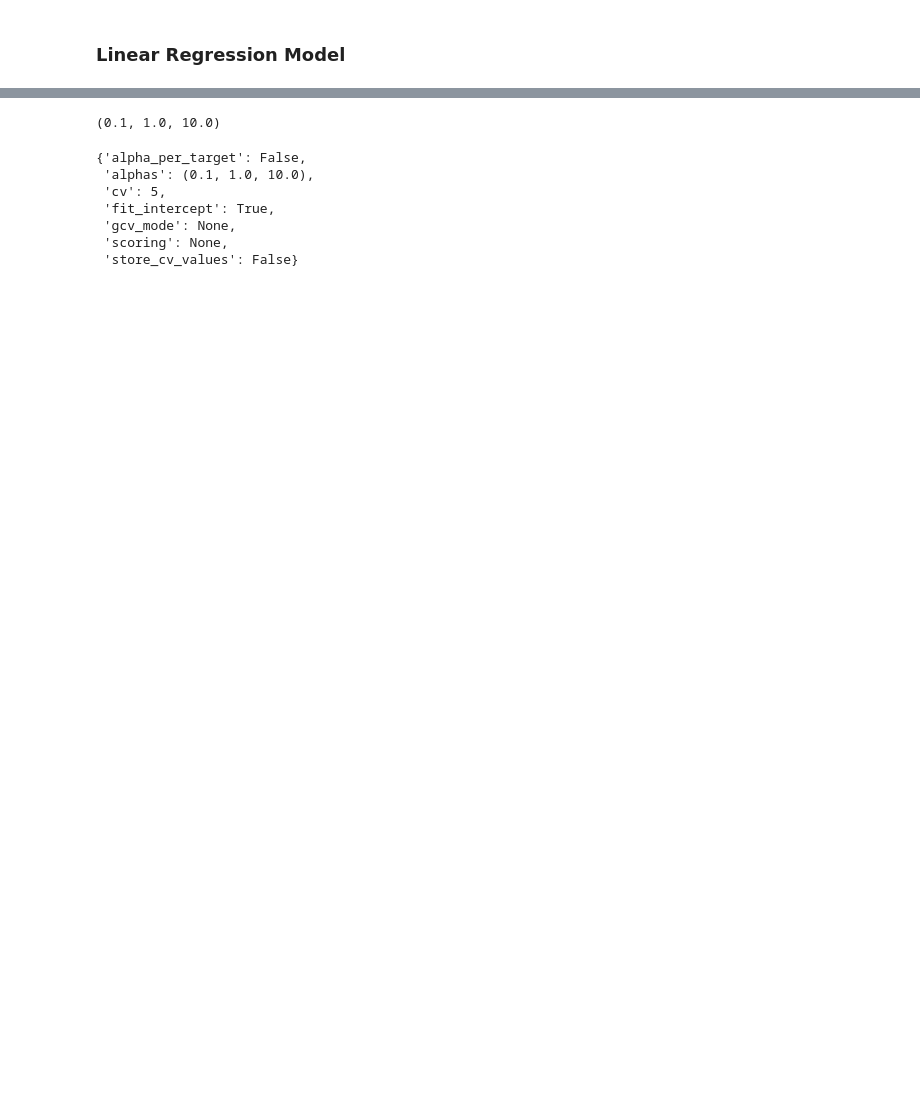
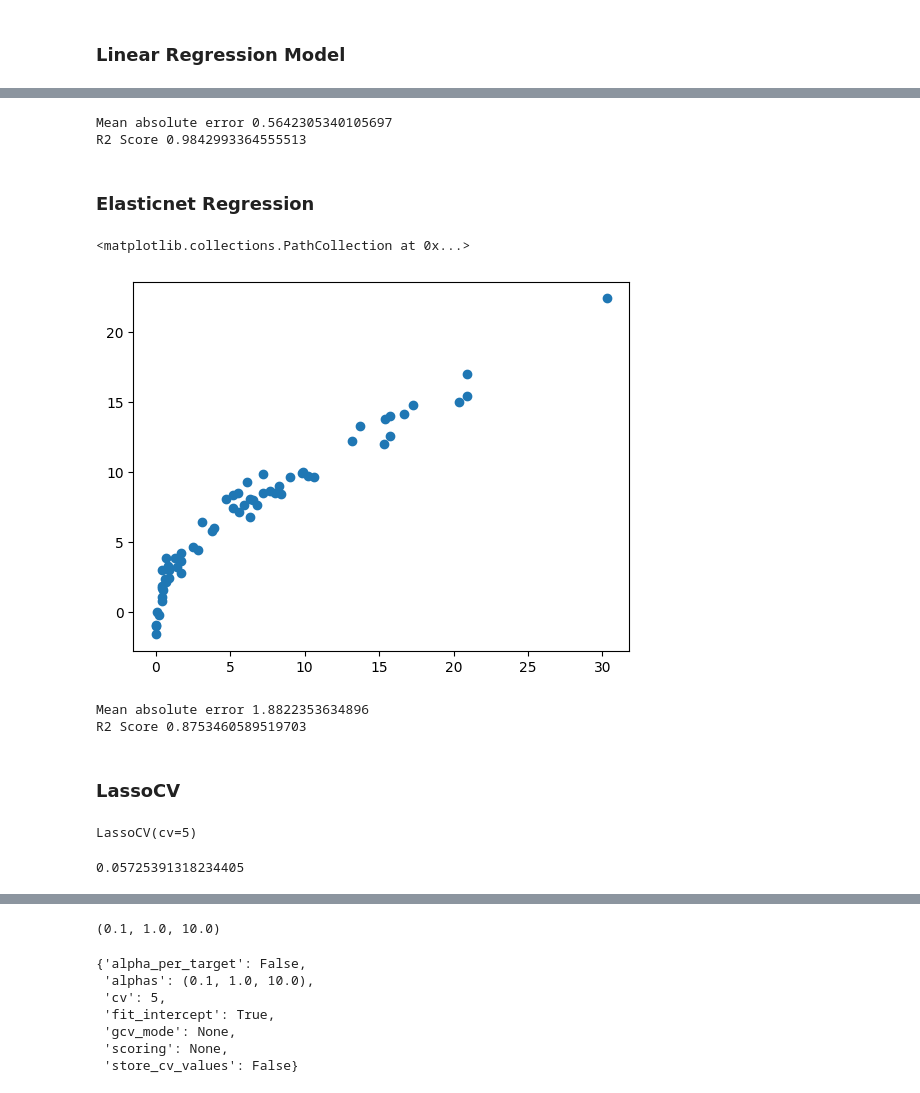
Before and after one commit to sainaakash/Data-Engineering-on-Algerian-Forest-Fire-Dataset, a Jupyter notebook: Model Training on Cleaned Dataset.ipynb, the cells around one changed output, grey strips where cells are left out. Drawn from its saved outputs; the diff is of its cells as text; code cells hidden in the pictures; blank space fills up the shorter version.

```diff
--- a/Model Training on Cleaned Dataset.ipynb
+++ b/Model Training on Cleaned Dataset.ipynb
@@ -156,8 +159,8 @@ X_train.shape,X_test.shape
 # %%
 from sklearn.preprocessing import StandardScaler
-scaler = StandardScaler()
-X_train_scaled = scaler.fit_transform(X_train)
-X_test_scaled = scaler.fit_transform(X_test)
+scaler=StandardScaler()
+X_train_scaled=scaler.fit_transform(X_train)
+X_test_scaled=scaler.transform(X_test)
 # %%
 X_train_scaled
 # %% [output]
@@ -257,11 +194,0 @@ plt.scatter(y_test, y_pred)
-# %%
-from sklearn.linear_model import ElasticNet
-elasticNet = ElasticNet()
-elasticNet.fit(X_train_scaled, y_train)
-y_pred = elasticNet.predict(X_test_scaled)
-
-mae = mean_absolute_error(y_test, y_pred)
-score = r2_score(y_test, y_pred)
-
-print("Mean Absolute Error: ", mae)
-print("R2 Score: ",score)
@@ -278,11 +194,0 @@ plt.scatter(y_test, y_pred)
-# %%
-from sklearn.linear_model import LassoCV
-lassoCV = LassoCV(cv=5)
-lassoCV.fit(X_train_scaled, y_train)
-y_pred = lassoCV.predict(X_test_scaled)
-
-mae = mean_absolute_error(y_test, y_pred)
-score = r2_score(y_test, y_pred)
-
-print("Mean Absolute Error: ", mae)
-print("R2 Score: ",score)
@@ -352,0 +251,42 @@ R2 Score:  0.9616458508455314
+# %%
+mae=mean_absolute_error(y_test,y_pred)
+score=r2_score(y_test,y_pred)
+print("Mean absolute error", mae)
+print("R2 Score", score)
+# %% [output]
+Mean absolute error 0.5642305340105697
+R2 Score 0.9842993364555513
+# %% [markdown]
+### Elasticnet Regression
+# %%
+from sklearn.linear_model import ElasticNet
+from sklearn.metrics import mean_absolute_error
+from sklearn.metrics import r2_score
+elastic=ElasticNet()
+elastic.fit(X_train_scaled,y_train)
+y_pred=elastic.predict(X_test_scaled)
+
+plt.scatter(y_test,y_pred)
+# %% [output]
+<matplotlib.collections.PathCollection at 0x...>
+[figure, added]
+# %%
+mae=mean_absolute_error(y_test,y_pred)
+score=r2_score(y_test,y_pred)
+print("Mean absolute error", mae)
+print("R2 Score", score)
+# %% [output]
+Mean absolute error 1.8822353634896
+R2 Score 0.8753460589519703
+# %% [markdown]
+### LassoCV
+# %%
+from sklearn.linear_model import LassoCV
+lassocv=LassoCV(cv=5)
+lassocv.fit(X_train_scaled,y_train)
+# %% [output]
+LassoCV(cv=5)
+# %%
+lassocv.alpha_
+# %% [output]
+0.05725391318234405
```
Also changed, not shown: parts of 55 cells of this notebook, 1 other file.
